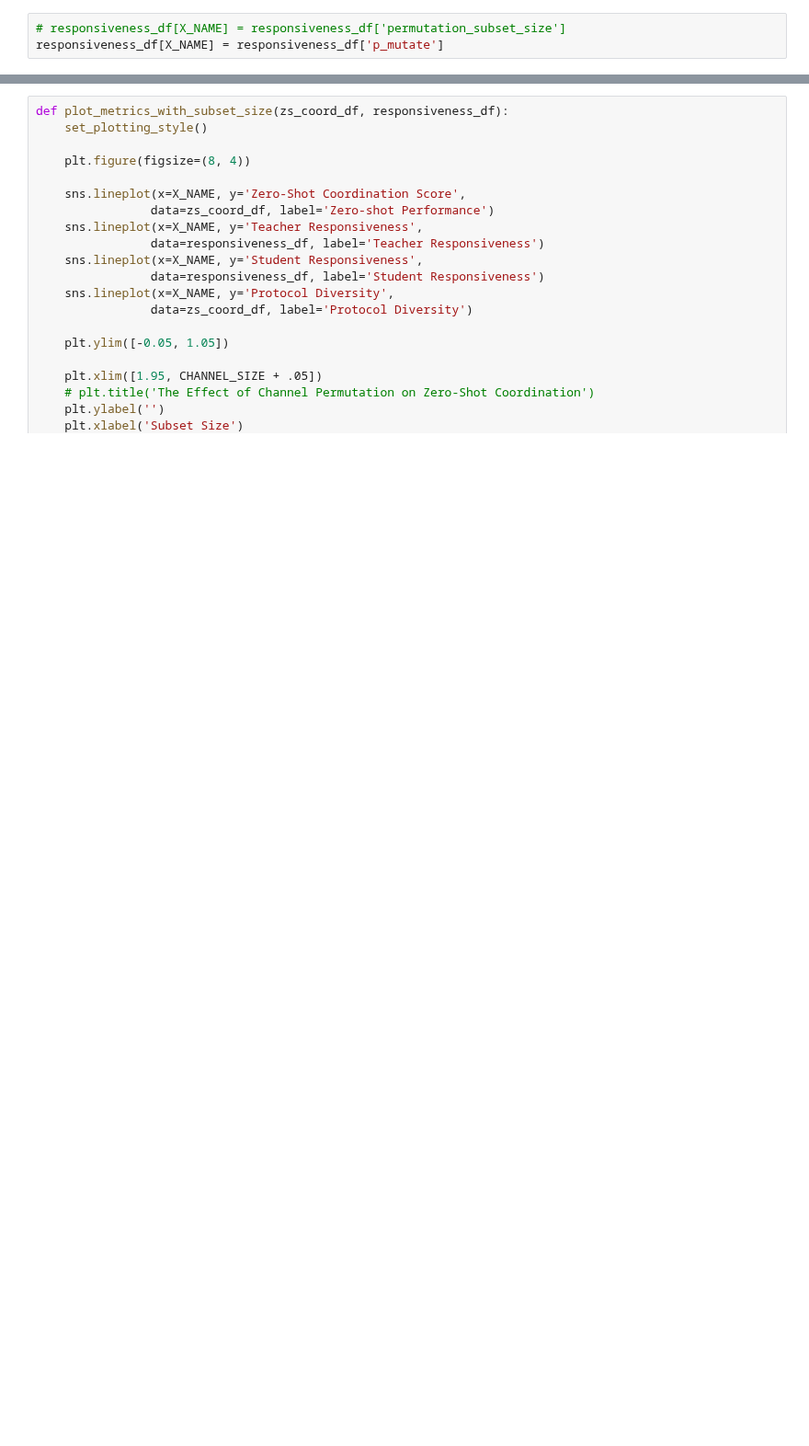
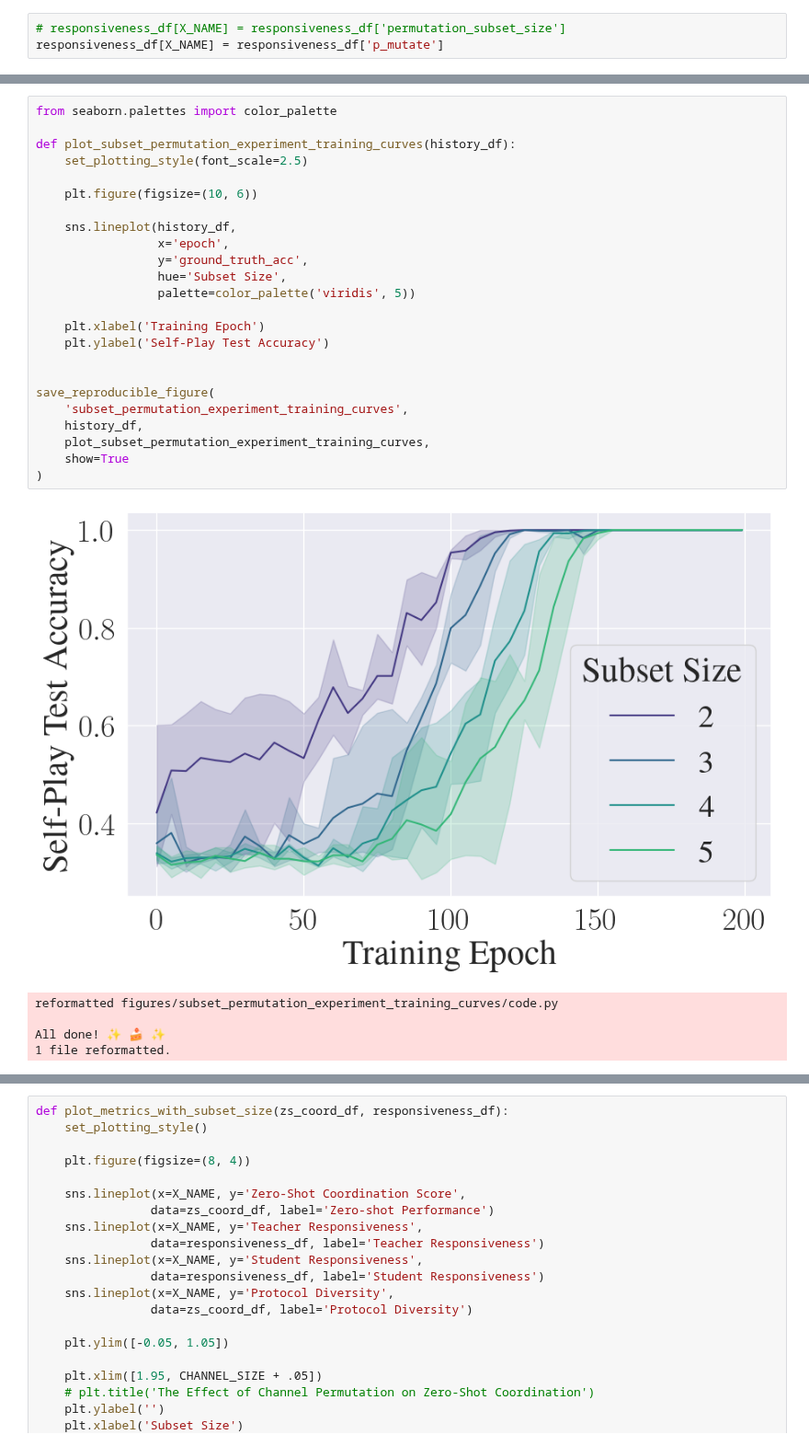
Before and after one commit to DylanCope/zero-shot-comm, a Jupyter notebook: notebooks/recreate-plots.ipynb, the cells around one changed output, grey strips where cells are left out. Shown at 92% size. Drawn from its saved outputs; the diff is of its cells as text; blank space fills up the shorter version.

```diff
--- a/notebooks/recreate-plots.ipynb
+++ b/notebooks/recreate-plots.ipynb
@@ -246,0 +389,30 @@ All done! ✨ 🍰 ✨
+# %%
+from seaborn.palettes import color_palette
+
+def plot_subset_permutation_experiment_training_curves(history_df):
+    set_plotting_style(font_scale=2.5)
+
+    plt.figure(figsize=(10, 6))
+
+    sns.lineplot(history_df,
+                 x='epoch',
+                 y='ground_truth_acc',
+                 hue='Subset Size',
+                 palette=color_palette('viridis', 5))
+
+    plt.xlabel('Training Epoch')
+    plt.ylabel('Self-Play Test Accuracy')
+
+
+save_reproducible_figure(
+    'subset_permutation_experiment_training_curves',
+    history_df,
+    plot_subset_permutation_experiment_training_curves,
+    show=True
+)
+# %% [output]
+[figure, added]
+reformatted figures/subset_permutation_experiment_training_curves/code.py
+
+All done! ✨ 🍰 ✨
+1 file reformatted.
```
Also changed, not shown: parts of 11 cells of this notebook, 8 other files.
